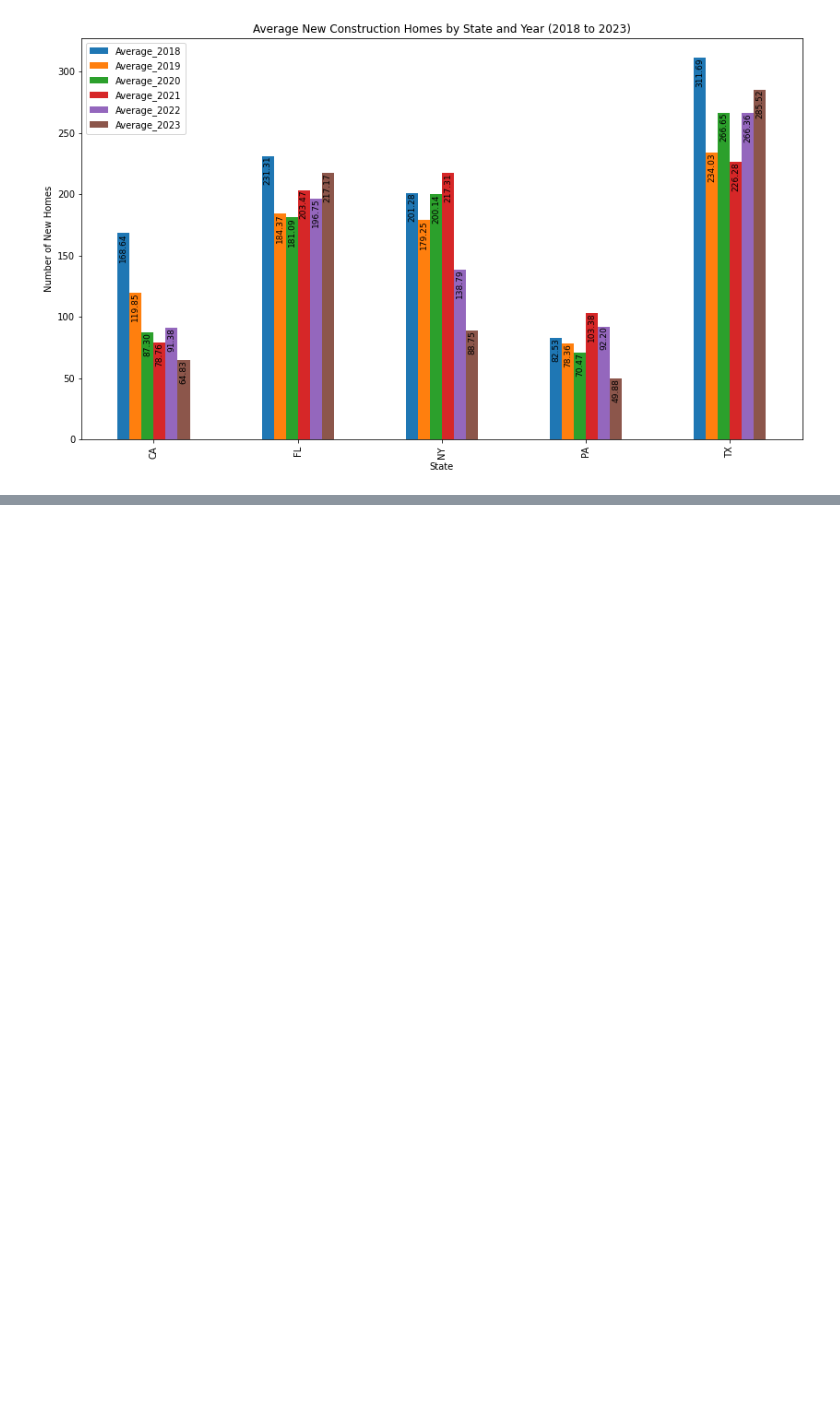
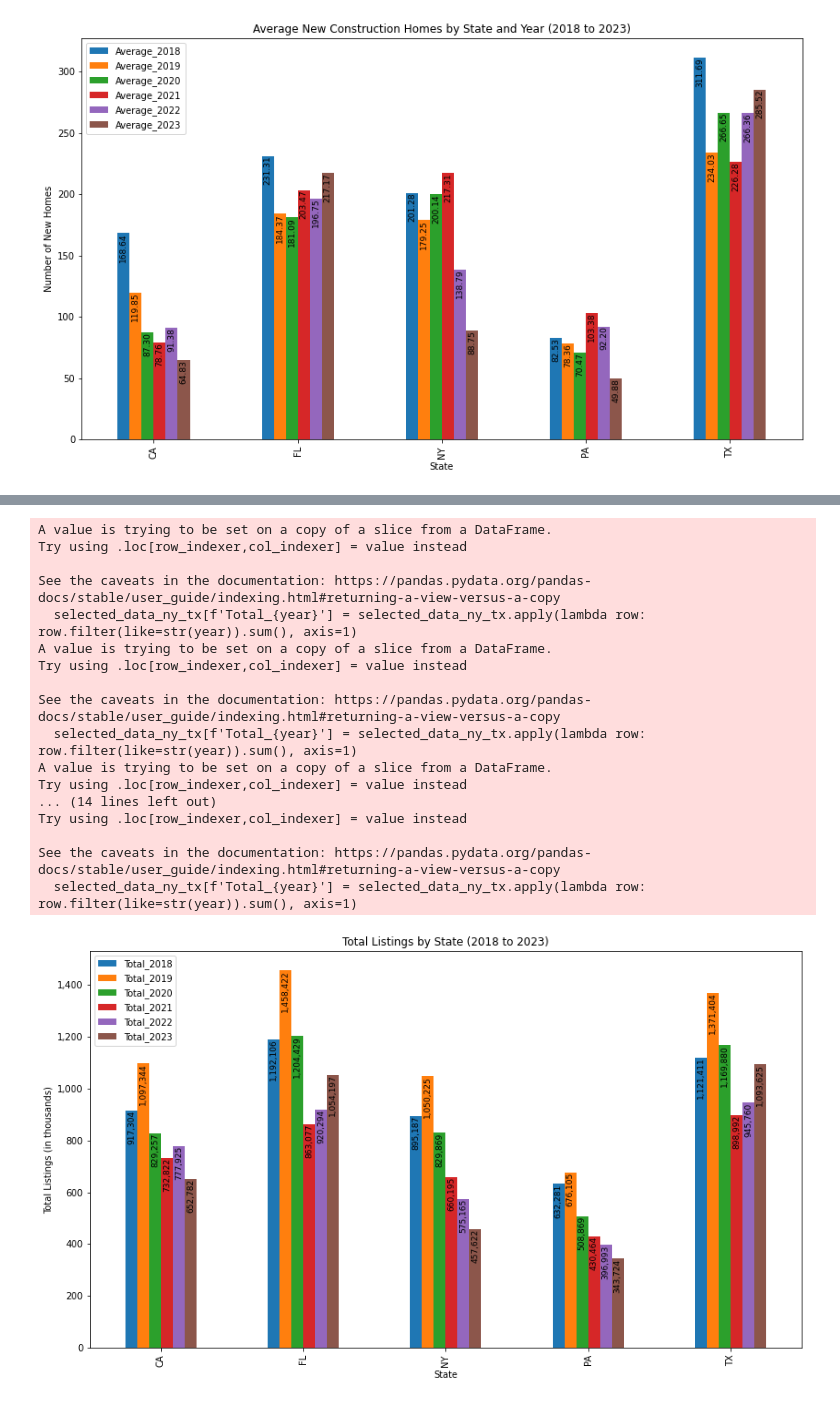
Before and after one commit to JAMayo13240/Data-Analysis-Project-3, a Jupyter notebook: Final.ipynb, the cells around one changed output, grey strips where cells are left out. Drawn from its saved outputs; the diff is of its cells as text; code cells hidden in the pictures; blank space fills up the shorter version.

```diff
--- a/Final.ipynb
+++ b/Final.ipynb
@@ -551,6 +551,6 @@ monthly_database.to_csv('output/ZORI_By_State.csv', index=False)
 # %%
-sales_df = pd.read_csv('data/Metro_mlp_uc_sfr_sm_month.csv')
-sales_df.head()
+median_prices_df = pd.read_csv('data/Metro_mlp_uc_sfr_sm_month.csv')
+median_prices_df.head()
 # %% [output]
 |  | RegionID | SizeRank | RegionName | RegionType | StateName | 2018-03-31 | 2018-04-30 | 2018-05-31 | 2018-06-30 | ... |
 | 0 | 102001 | 0 | United States | country | NaN | 262433.0 | 270467.0 | 277133.0 | 280500.0 | ... |
@@ -561,8 +561,8 @@ sales_df.head()
 5 rows × 75 columns
 # %%
 # Select and create the columns I want
-selected_columns = ['StateName'] + [col for col in sales_df.columns if any(year in col for year in ['2018', '2019', '2020', '2021', '2022', '2023'])]
-selected_data = sales_df[selected_columns]
+selected_columns = ['StateName'] + [col for col in median_prices_df.columns if any(year in col for year in ['2018', '2019', '2020', '2021', '2022', '2023'])]
+selected_data = median_prices_df[selected_columns]
 # Filter the data for proper states
 selected_data_ny_tx = selected_data[selected_data['StateName'].isin(['CA', 'FL', 'NY', 'PA', 'TX'])]
 # Create a new column for each year and calculate the average for each
@@ -725,0 +728,3 @@ See the caveats in the documentation: https://pandas.pydata.org/pandas-docs/stab
+# %%
+sales_df = pd.read_csv('data/Metro_invt_fs_uc_sfr_sm_month.csv')
+sales_df.head()
@@ -725,0 +739,57 @@ See the caveats in the documentation: https://pandas.pydata.org/pandas-docs/stab
+# %%
+selected_columns = ['StateName'] + [col for col in sales_df.columns if any(year in col for year in ['2018', '2019', '2020', '2021', '2022', '2023'])]
+selected_data = sales_df[selected_columns]
+
+# Filter the data for proper states
+selected_data_ny_tx = selected_data[selected_data['StateName'].isin(['CA', 'FL', 'NY', 'PA', 'TX'])]
+
+# Create a new column for each year and add the values for each
+for year in range(2018, 2024):
+    selected_data_ny_tx[f'Total_{year}'] = selected_data_ny_tx.apply(lambda row: row.filter(like=str(year)).sum(), axis=1)
+
+# Group by state and select the total for each year
+grouped_df = selected_data_ny_tx.groupby('StateName')[[f'Total_{year}' for year in range(2018, 2024)]].sum()
+
+# Plot the bar chart
+ax = grouped_df.plot(kind='bar', figsize=(14, 8))
+ax.set_ylabel('Total Listings (in thousands)')
+ax.set_xlabel('State')
+ax.set_title('Total Listings by State (2018 to 2023)')
+
+# Format y-axis labels to display in thousands
+ax.yaxis.set_major_formatter(FuncFormatter(lambda x, _: f'{int(x / 1000):,}'))
+
+# Annotate each bar with its exact value vertically and make the font bold
+for p in ax.patches:
+    ax.annotate(f'{int(p.get_height()):,}',
+                (p.get_x() + p.get_width() / 2., p.get_height()),
+                ha='center', va='top',  # Adjust va to 'center' to place text inside the bar
+                xytext=(0, 0),  # Adjust xytext for vertical position inside the bar
+                textcoords='offset points',
+                fontsize=9,
+                color='black',
+                rotation='vertical')  # Rotate the text vertically
+
+# Save the chart as an image (PNG format in this example)
+plt.savefig('bar_chart_with_annotations_vertical.png')
+
+plt.show()
+# %% [output]
+A value is trying to be set on a copy of a slice from a DataFrame.
+Try using .loc[row_indexer,col_indexer] = value instead
+
+See the caveats in the documentation: https://pandas.pydata.org/pandas-docs/stable/user_guide/indexing.html#returning-a-view-versus-a-copy
+  selected_data_ny_tx[f'Total_{year}'] = selected_data_ny_tx.apply(lambda row: row.filter(like=str(year)).sum(), axis=1)
+A value is trying to be set on a copy of a slice from a DataFrame.
+Try using .loc[row_indexer,col_indexer] = value instead
+
+See the caveats in the documentation: https://pandas.pydata.org/pandas-docs/stable/user_guide/indexing.html#returning-a-view-versus-a-copy
+  selected_data_ny_tx[f'Total_{year}'] = selected_data_ny_tx.apply(lambda row: row.filter(like=str(year)).sum(), axis=1)
+A value is trying to be set on a copy of a slice from a DataFrame.
+Try using .loc[row_indexer,col_indexer] = value instead
+... (14 lines left out)
+Try using .loc[row_indexer,col_indexer] = value instead
+
+See the caveats in the documentation: https://pandas.pydata.org/pandas-docs/stable/user_guide/indexing.html#returning-a-view-versus-a-copy
+  selected_data_ny_tx[f'Total_{year}'] = selected_data_ny_tx.apply(lambda row: row.filter(like=str(year)).sum(), axis=1)
+[figure, added]
```
Also changed, not shown: parts of 6 cells of this notebook, 2 other files.
